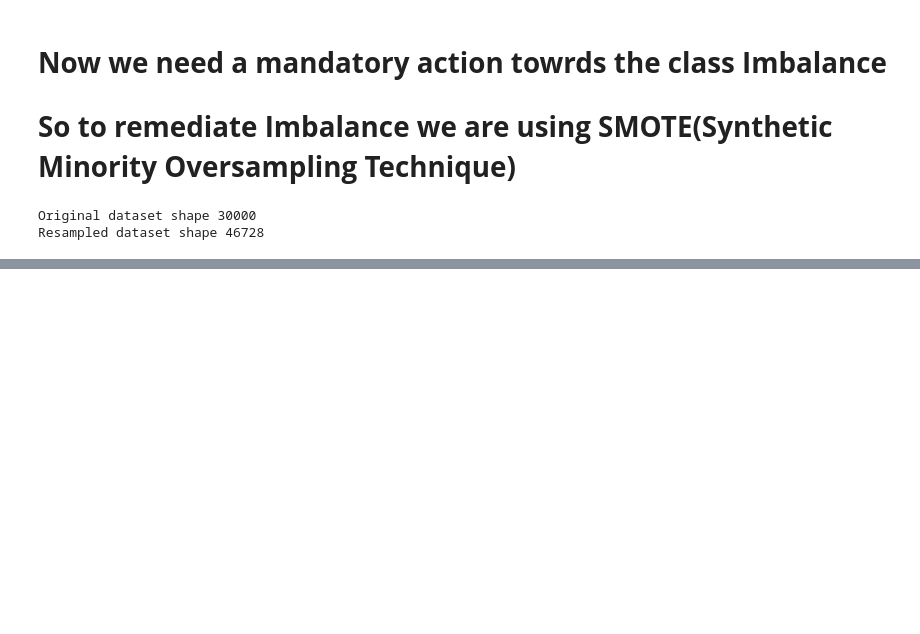
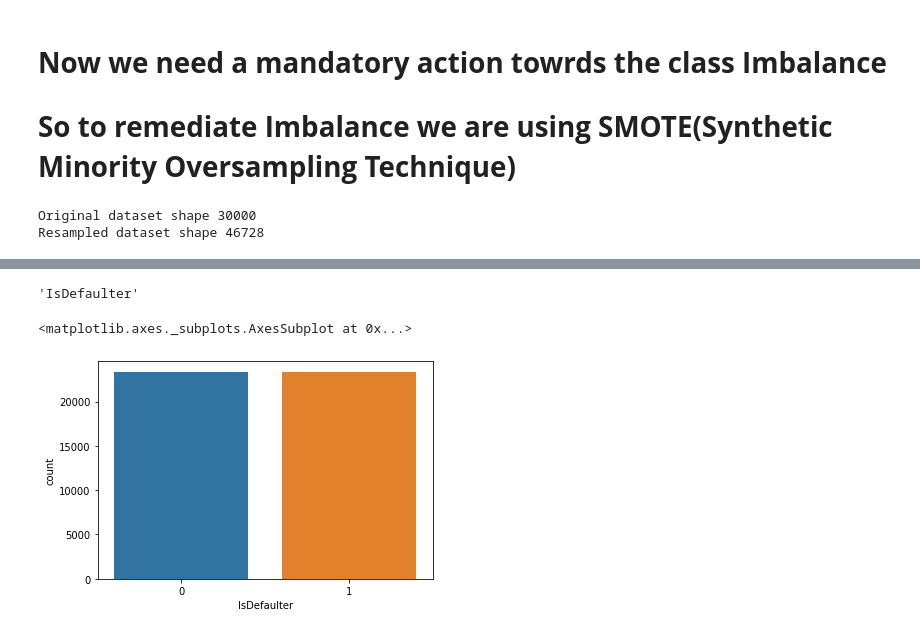
Before and after one commit to Creatrohit9/Credit-Card-Default-Prediction-Rohit-Bhadauriya, a Jupyter notebook: Credit_Card_Default_Prediction(Proponent_Ds)_Rohit_Bhadauriya_Capstone_Project.ipynb, the cells around one changed output, grey strips where cells are left out. Cells and saved outputs as stored; diff of their text form; code cells hidden in the pictures; blank space fills up the shorter version.

Commit message:
Commit for the balance class plot

```diff
--- a/Credit_Card_Default_Prediction(Proponent_Ds)_Rohit_Bhadauriya_Capstone_Project.ipynb
+++ b/Credit_Card_Default_Prediction(Proponent_Ds)_Rohit_Bhadauriya_Capstone_Project.ipynb
@@ -417,0 +428,15 @@ Resampled dataset shape 46728
+# %%
+columns = list(cred_df.columns)
+# %%
+columns.pop()
+# %% [output]
+'IsDefaulter'
+# %%
+balance_df = pd.DataFrame(x_smote, columns=columns)
+# %%
+balance_df['IsDefaulter'] = y_smote
+# %%
+sns.countplot('IsDefaulter', data = balance_df)
+# %% [output]
+<matplotlib.axes._subplots.AxesSubplot at 0x...>
+[figure, added]
```
Also changed, not shown: parts of 2 cells of this notebook.
